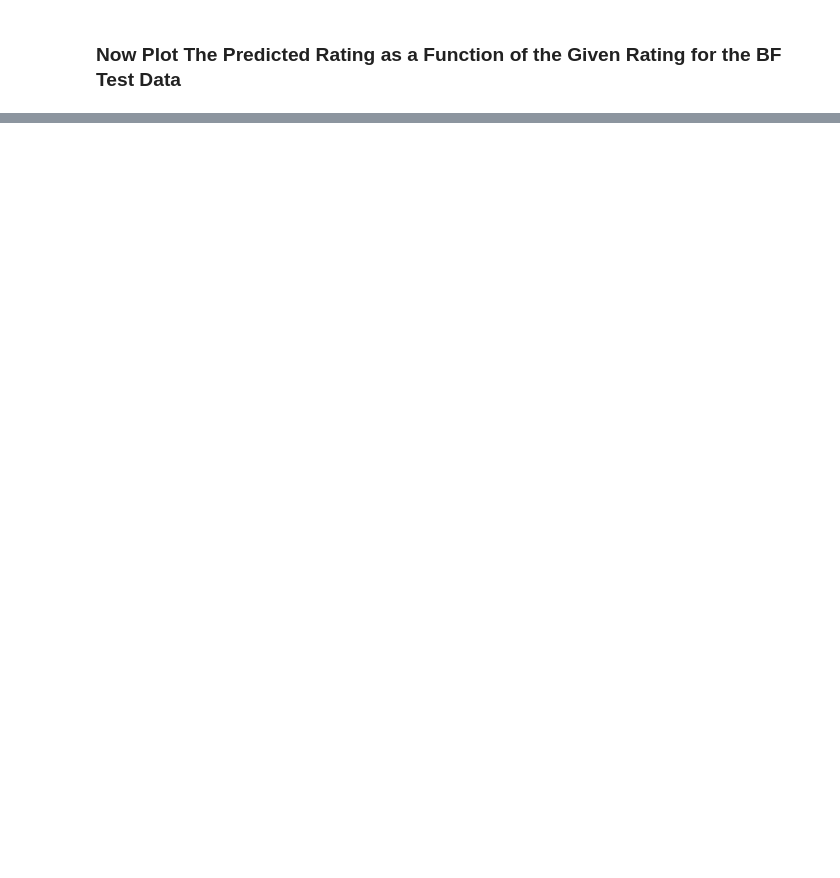
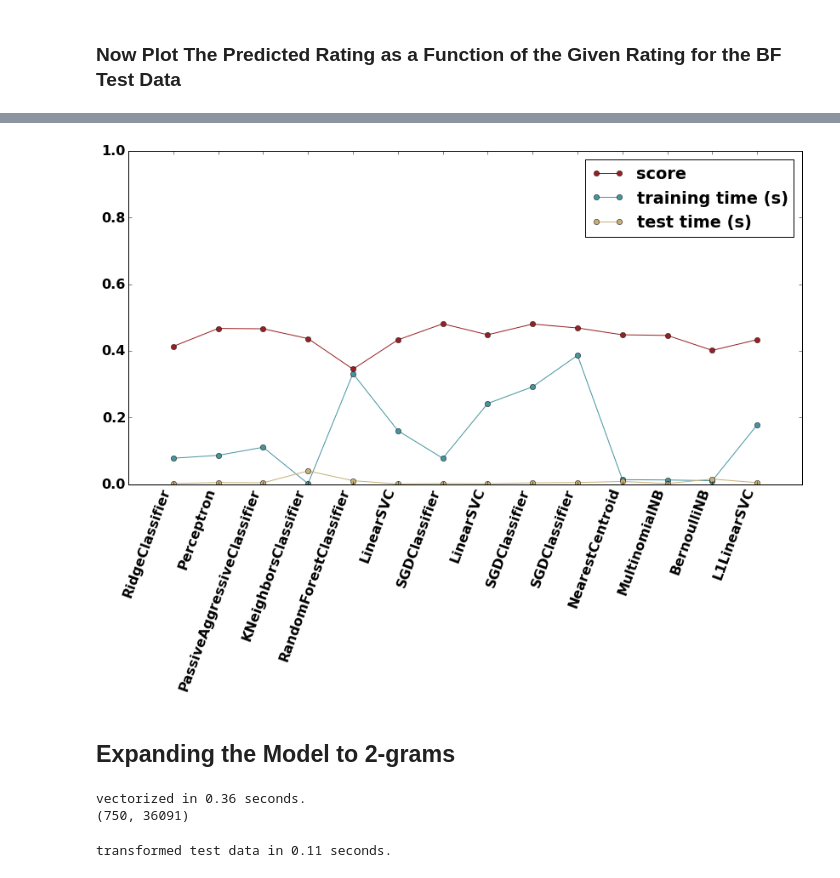
Before and after one commit to mattgiguere/doglodge, a Jupyter notebook: code/test_rating_classifiers.ipynb, the cells around one changed output, grey strips where cells are left out. Drawn from its saved outputs; the diff is of its cells as text; code cells hidden in the pictures; blank space fills up the shorter version.

Commit message:
compare classifiers

```diff
--- a/code/test_rating_classifiers.ipynb
+++ b/code/test_rating_classifiers.ipynb
@@ -457,0 +639,18 @@ ax.set_ylim([0, 6])
+# %%
+class L1LinearSVC(LinearSVC):
+
+    def fit(self, X, y):
+        # The smaller C, the stronger the regularization.
+        # The more regularization, the more sparsity.
+        self.transformer_ = LinearSVC(penalty="l1",
+                                      dual=False, tol=1e-3)
+        X = self.transformer_.fit_transform(X, y)
+        return LinearSVC.fit(self, X, y)
+
+    def predict(self, X):
+        X = self.transformer_.transform(X)
+        return LinearSVC.predict(self, X)
+
+print('=' * 80)
+print("LinearSVC with L1-based feature selection")
+results.append(benchmark(L1LinearSVC()))
@@ -457,0 +673,43 @@ ax.set_ylim([0, 6])
+# %%
+indices = np.arange(len(results))
+
+results = [[x[i] for x in results] for i in range(5)]
+# %%
+fig, ax = plt.subplots(1, 1)
+
+clf_names, score, training_time, test_time, pred = results
+
+ax.plot(indices, score, '-o', label="score", color='#982023')
+ax.plot(indices, training_time, '-o', label="training time (s)", color='#46959E')
+ax.plot(indices, test_time, '-o', label="test time (s)", color='#C7B077')
+#labels = [item.get_text() for item in ax.get_xticklabels()]
+labels = clf_names
+ax.xaxis.set_ticks(np.arange(np.min(indices), np.max(indices)+1, 1))
+ax.set_xticklabels(clf_names, rotation='70', horizontalalignment='right')
+ax.set_xlim([-1, 14])
+ax.set_ylim([0, 1])
+ax.legend(loc='best')
+plt.subplots_adjust(left=0.05, bottom=0.3, top=.98)
+#plt.savefig('ratingClassifierScores.png', dpi=144)
+# %% [output]
+[figure, added]
+# %% [markdown]
+## Expanding the Model to 2-grams
+# %%
+t0 = time()
+vectorizer = TfidfVectorizer(sublinear_tf=True, max_df=0.5,
+                             stop_words='english', ngram_range=(1, 2))
+X_train = vectorizer.fit_transform(train_data)
+duration = time() - t0
+print('vectorized in {:.2f} seconds.'.format(duration))
+print(X_train.shape)
+# %% [output]
+vectorized in 0.36 seconds.
+(750, 36091)
+# %%
+t0 = time()
+X_test = vectorizer.transform(test_data)
+duration = time() - t0
+print('transformed test data in {:.2f} seconds.'.format(duration))
+# %% [output]
+transformed test data in 0.11 seconds.
```
Also changed, not shown: parts of 33 cells of this notebook, 3 other files.
